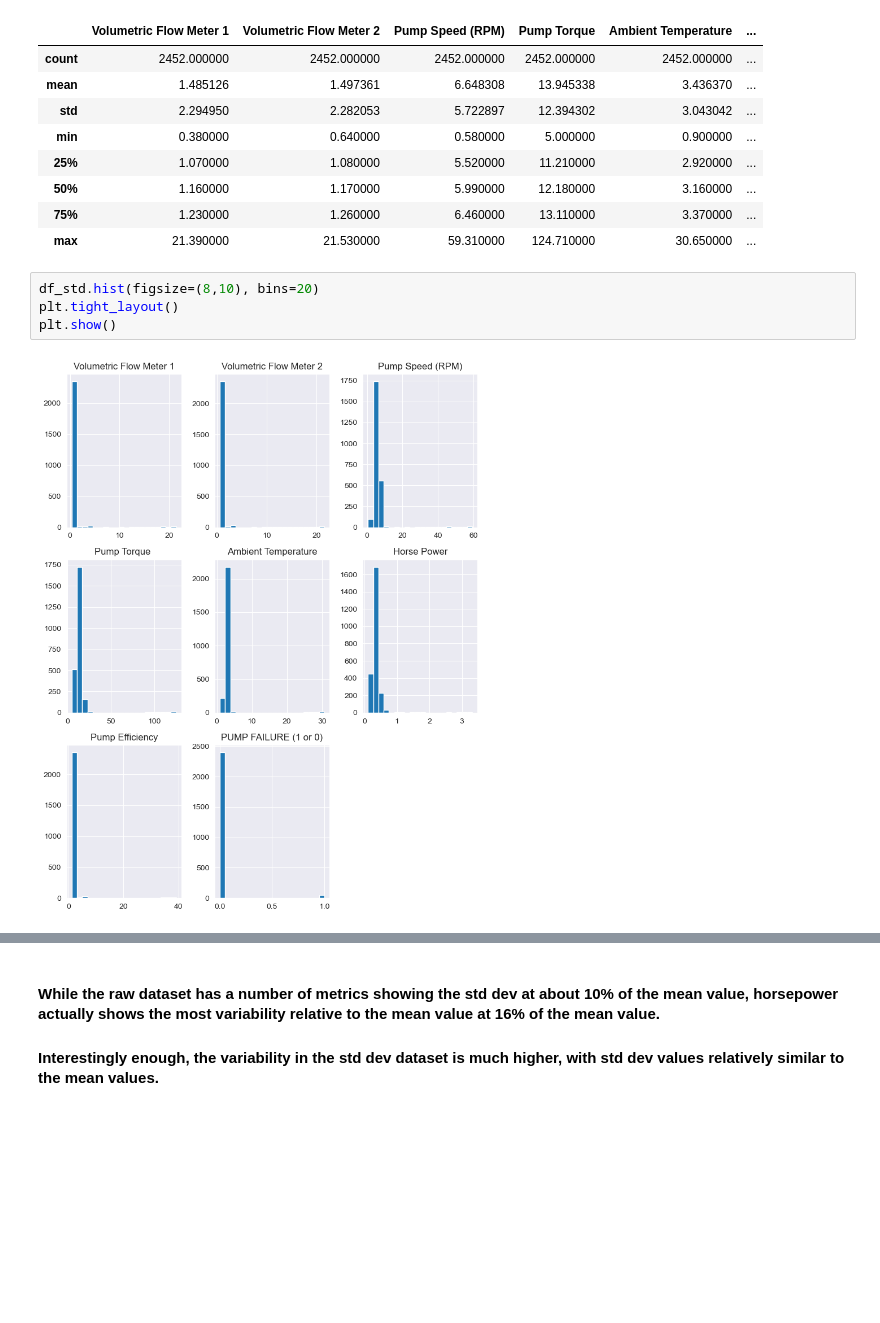
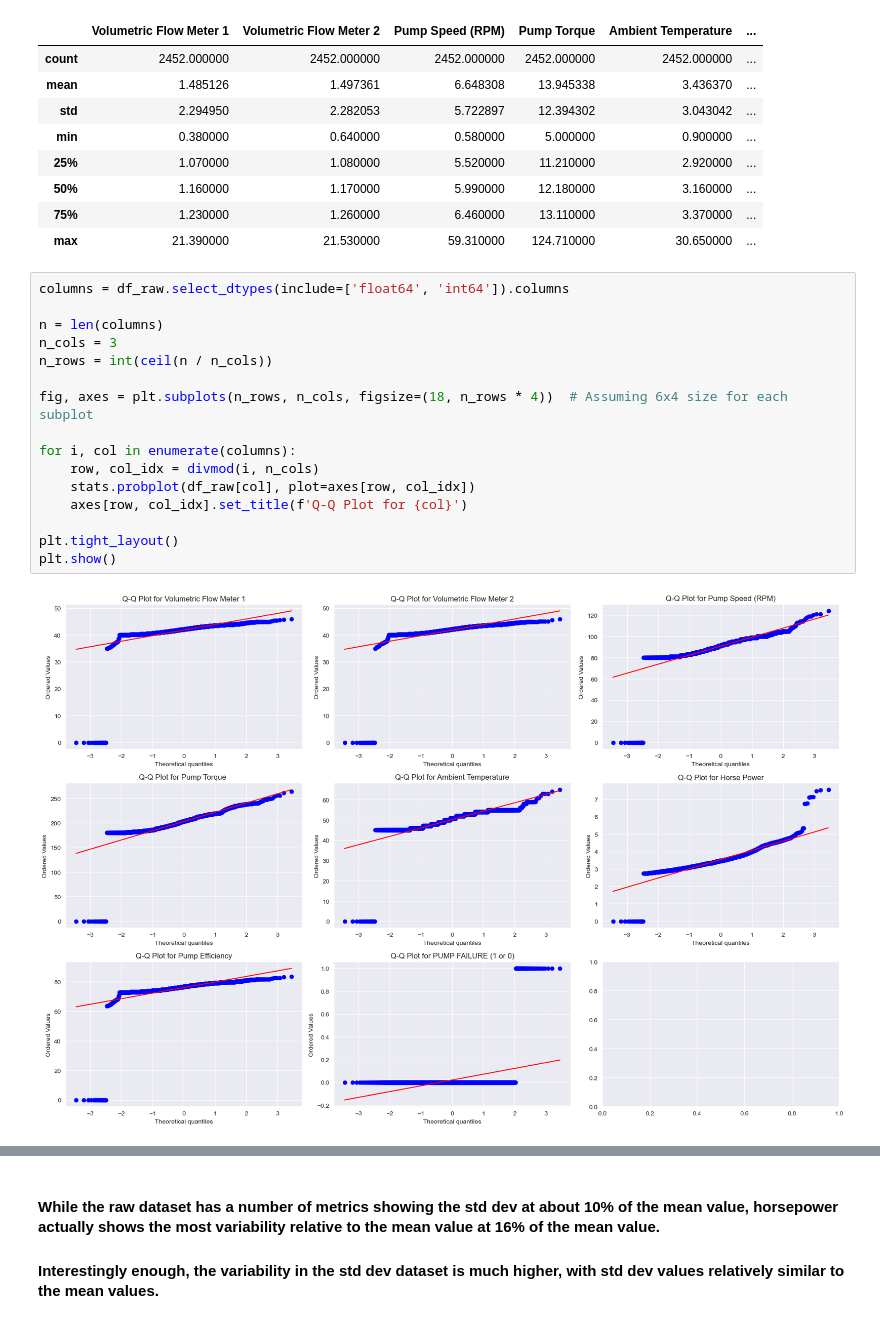
Before and after one commit to zeiglerg41/Python, a Jupyter notebook: Southern_Water_Corp_OLS_Case_Study_Student_Facing_160221.ipynb, the cells around one changed output, grey strips where cells are left out. Saved outputs shown, nothing was run; the diff lists cells and outputs as text; blank space fills up the shorter version.

```diff
--- a/Southern_Water_Corp_OLS_Case_Study_Student_Facing_160221.ipynb
+++ b/Southern_Water_Corp_OLS_Case_Study_Student_Facing_160221.ipynb
@@ -47,9 +50,21 @@ df_std.describe()
 | 50% | 1.160000 | 1.170000 | 5.990000 | 12.180000 | 3.160000 | ... |
 | 75% | 1.230000 | 1.260000 | 6.460000 | 13.110000 | 3.370000 | ... |
 | max | 21.390000 | 21.530000 | 59.310000 | 124.710000 | 30.650000 | ... |
-# %%
-df_std.hist(figsize=(8,10), bins=20)
-plt.tight_layout()
-plt.show()
-# %% [output]
-[figure, removed]
+# %%
+columns = df_raw.select_dtypes(include=['float64', 'int64']).columns
+
+n = len(columns)
+n_cols = 3
+n_rows = int(ceil(n / n_cols))
+
+fig, axes = plt.subplots(n_rows, n_cols, figsize=(18, n_rows * 4))  # Assuming 6x4 size for each subplot
+
+for i, col in enumerate(columns):
+    row, col_idx = divmod(i, n_cols)
+    stats.probplot(df_raw[col], plot=axes[row, col_idx])
+    axes[row, col_idx].set_title(f'Q-Q Plot for {col}')
+
+plt.tight_layout()
+plt.show()
+# %% [output]
+[figure, added]
```
Also changed, not shown: parts of 66 cells of this notebook.
